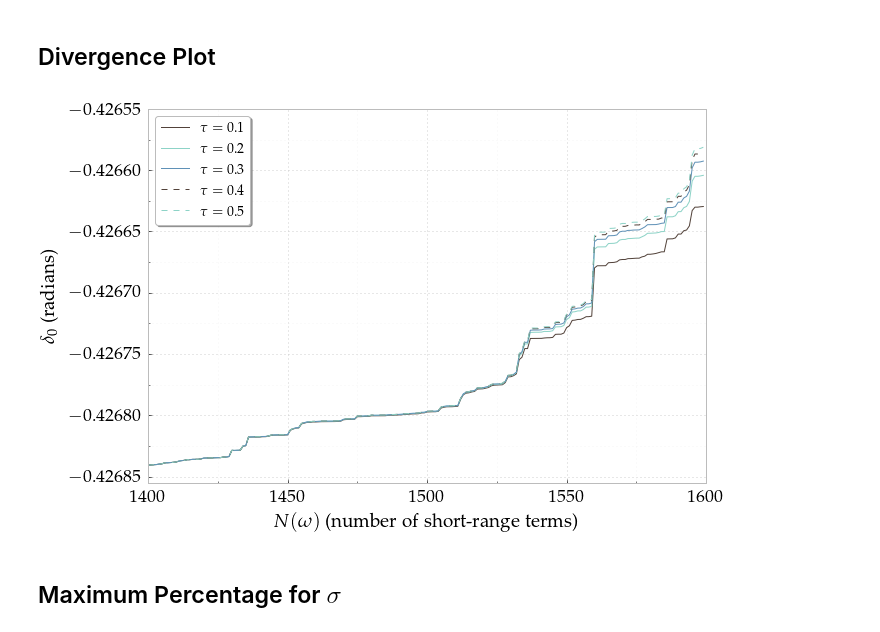
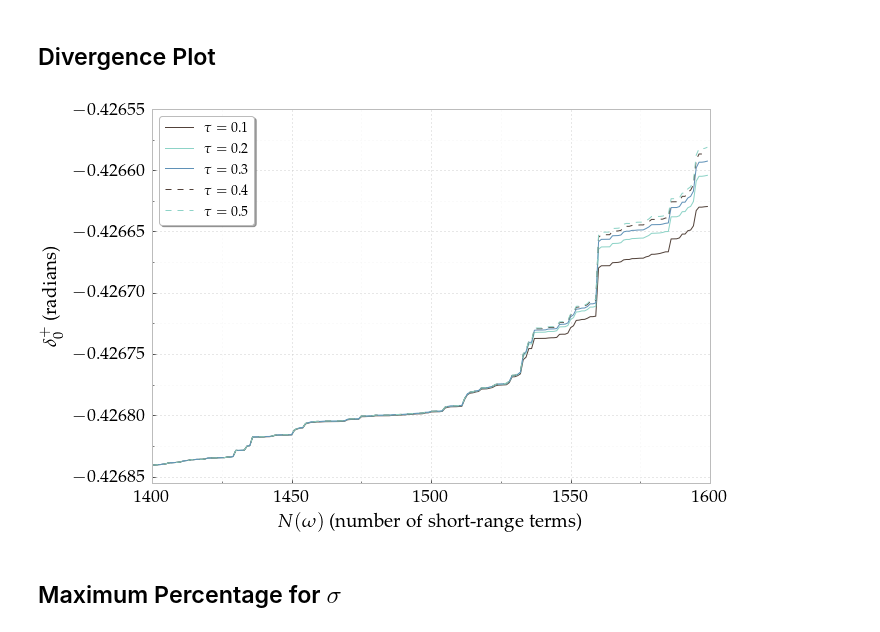
Before and after one commit to DentonW/Papers, a Jupyter notebook: PRA PsH/IPython/Paper Images.ipynb, the cells around one changed output. Drawn from its saved outputs; the diff is of its cells as text; code cells hidden in the pictures.

```diff
--- a/PRA PsH/IPython/Paper Images.ipynb
+++ b/PRA PsH/IPython/Paper Images.ipynb
@@ -1272,23 +1081,23 @@ gen05 = GetPhaseN(cursor, 'data_phase_swavesinglet_w7k01m09a0586b0580g1093_ap_17
 # %%
 colors = ('#52423A', '#8dd3c7', '#5F91B7')
 terms = np.array(range(1400,1600))
 #pyplot.plot(terms,  smat[1400:1600], lw=1, label=r'S-matrix')
 pyplot.plot(terms, gen01[1400:1600], lw=1, label=r'$\tau = 0.1$', ls='solid', color=colors[0])
 pyplot.plot(terms, gen02[1400:1600], lw=1, label=r'$\tau = 0.2$', ls='solid', color=colors[1])
 pyplot.plot(terms, gen03[1400:1600], lw=1, label=r'$\tau = 0.3$', ls='solid', color=colors[2])
 pyplot.plot(terms, gen04[1400:1600], lw=1, label=r'$\tau = 0.4$', ls='dashed', color=colors[0])
 pyplot.plot(terms, gen05[1400:1600], lw=1, label=r'$\tau = 0.5$', ls='dashed', color=colors[1])
 pyplot.xlabel(r"$N(\omega)$ (number of short-range terms)")
-pyplot.ylabel(r"$\delta_0$ (radians)")
+pyplot.ylabel(r"$\delta_0^+$ (radians)")
 pyplot.xlim([1400, 1600])
 pyplot.ylim([-0.426855, -0.42655])
 pyplot.legend()
 pyplot.gca().get_yaxis().get_major_formatter().set_useOffset(False)
 FixPlot(plt)
 pyplot.savefig('swave-phase-divergence.pdf', bbox_inches='tight')
 pyplot.show()
 # %% [output]
-[figure, old version]
+[figure, new version]
 # %% [markdown]
 ## Maximum Percentage for $\sigma$
 # %%
```
Also changed, not shown: parts of 27 cells of this notebook, 2 other files.
